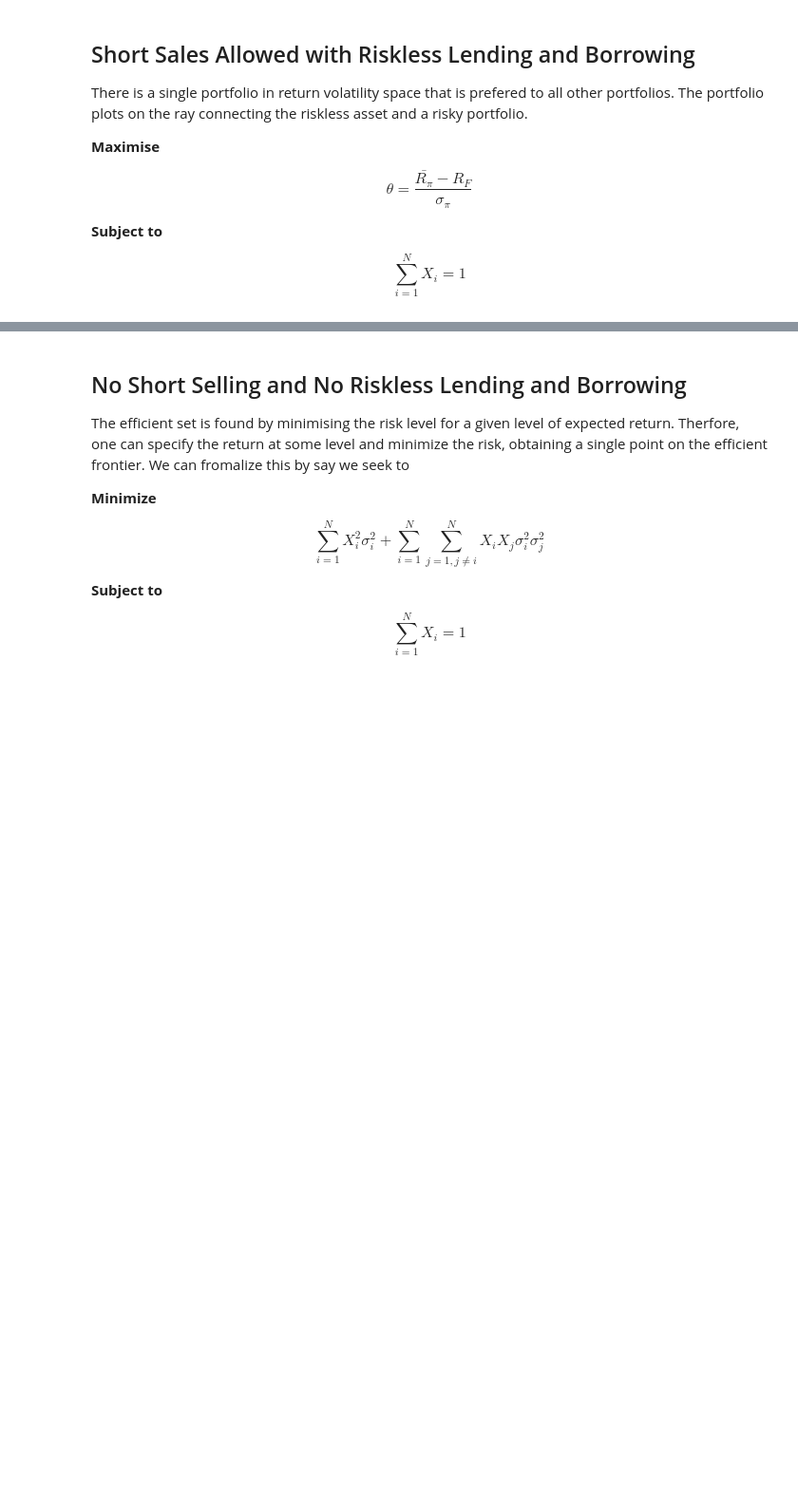
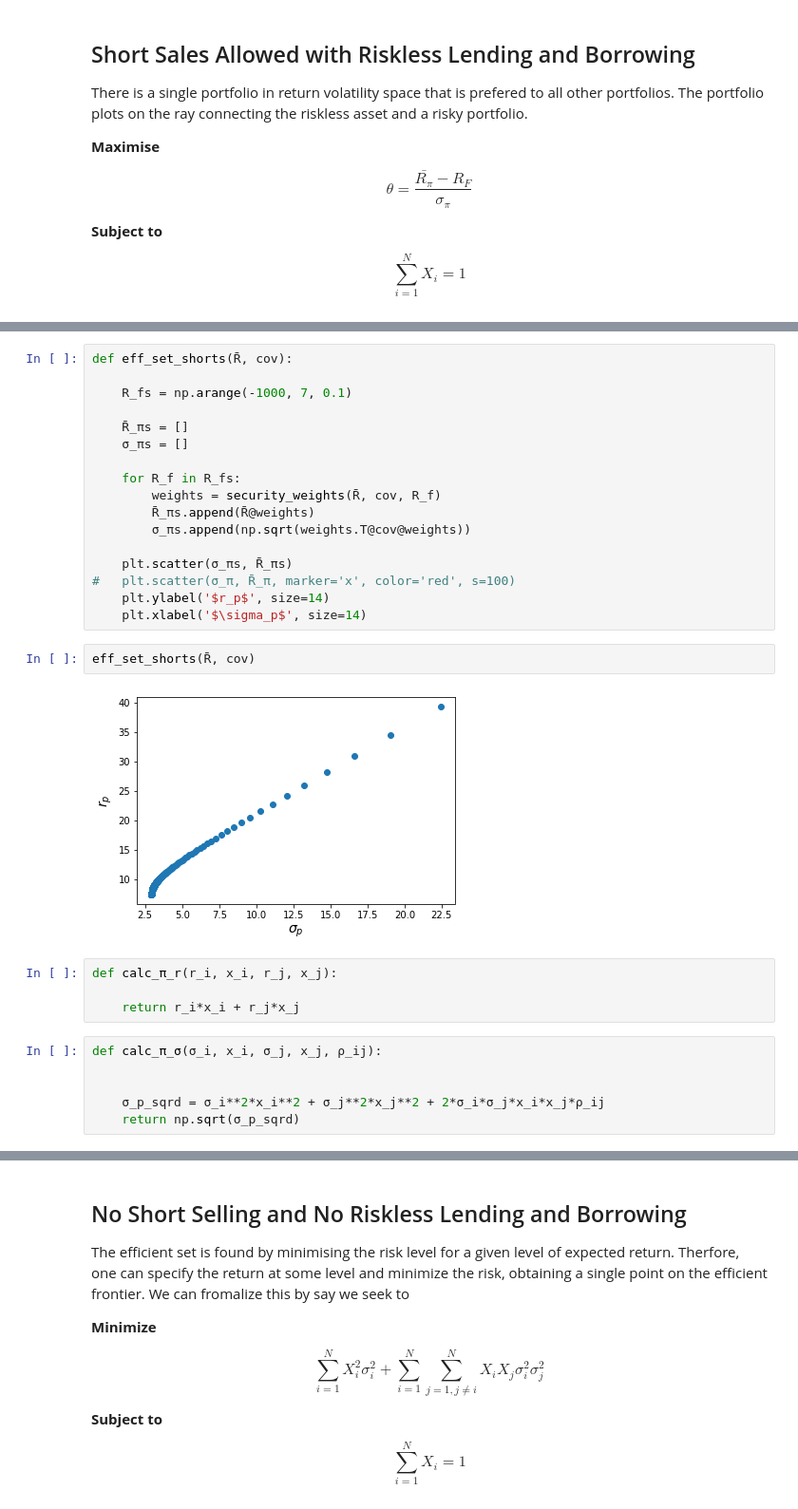
Before and after one commit to mjhoshea/portfolio-optimisation, a Jupyter notebook: notebooks/ch6.ipynb, the cells around one changed output, grey strips where cells are left out. Shown: that part at 95% size. Saved outputs shown, nothing was run; the diff lists cells and outputs as text; blank space fills up the shorter version.

```diff
--- a/notebooks/ch6.ipynb
+++ b/notebooks/ch6.ipynb
@@ -38,0 +61,31 @@ array([0.77777778, 0.05555556, 0.16666667])
+# %%
+def eff_set_shorts(R̄, cov):
+
+    R_fs = np.arange(-1000, 7, 0.1)
+
+    R̄_πs = []
+    σ_πs = []
+
+    for R_f in R_fs:
+        weights = security_weights(R̄, cov, R_f)
+        R̄_πs.append(R̄@weights)
+        σ_πs.append(np.sqrt(weights.T@cov@weights))
+
+    plt.scatter(σ_πs, R̄_πs)
+#   plt.scatter(σ_π, R̄_π, marker='x', color='red', s=100)
+    plt.ylabel('$r_p$', size=14)
+    plt.xlabel('$\sigma_p$', size=14)
+# %%
+eff_set_shorts(R̄, cov)
+# %% [output]
+[figure, added]
+# %%
+def calc_π_r(r_i, x_i, r_j, x_j):
+
+    return r_i*x_i + r_j*x_j
+# %%
+def calc_π_σ(σ_i, x_i, σ_j, x_j, ρ_ij):
+
+
+    σ_p_sqrd = σ_i**2*x_i**2 + σ_j**2*x_j**2 + 2*σ_i*σ_j*x_i*x_j*ρ_ij
+    return np.sqrt(σ_p_sqrd)
```
Also changed, not shown: parts of 65 cells of this notebook, 13 other files.
